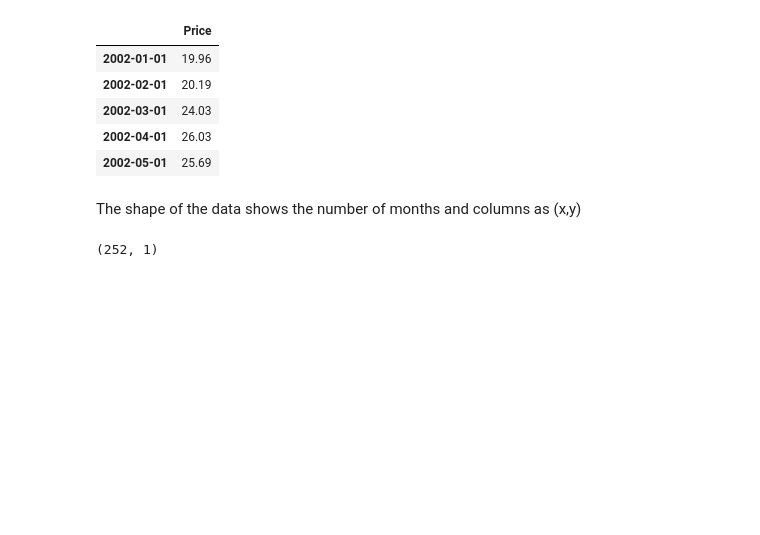
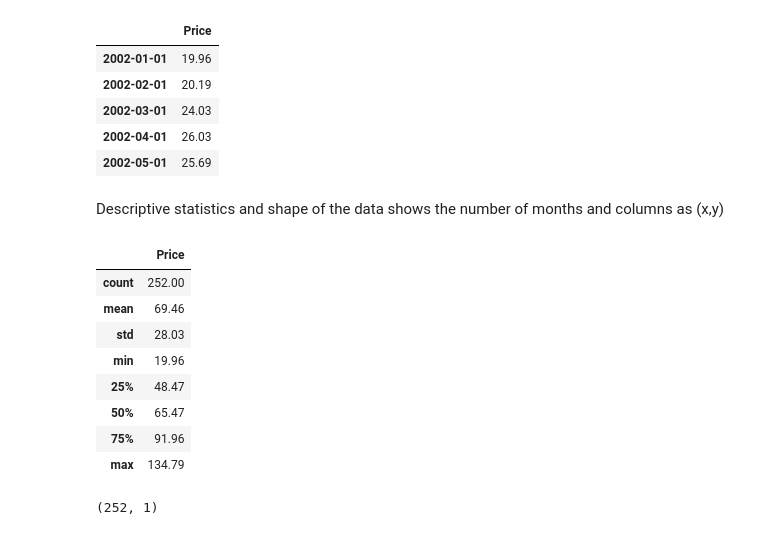
Before and after one commit to jnopareboateng/ml-library, a Jupyter notebook: crude-oil-forecast/arimav3.ipynb, the cells around one changed output. Drawn from its saved outputs; the diff is of its cells as text; code cells hidden in the pictures; blank space fills up the shorter version.

Commit message:
refactor: Improve crude oil price forecasting models and documentation

```diff
--- a/crude-oil-forecast/arimav3.ipynb
+++ b/crude-oil-forecast/arimav3.ipynb
@@ -40,7 +40,20 @@ data.head()
 | 2002-04-01 | 26.03 |
 | 2002-05-01 | 25.69 |
 # %% [markdown]
-The shape of the data shows the number of months and columns as (x,y)
+Descriptive statistics and shape of the data shows the number of months and columns as (x,y)
+# %%
+data.describe().round(2)
+# data.shape
+# %% [output]
+|  | Price |
+| count | 252.00 |
+| mean | 69.46 |
+| std | 28.03 |
+| min | 19.96 |
+| 25% | 48.47 |
+| 50% | 65.47 |
+| 75% | 91.96 |
+| max | 134.79 |
 # %%
 data.shape
 # %% [output]
```
Also changed, not shown: 1 other file.
